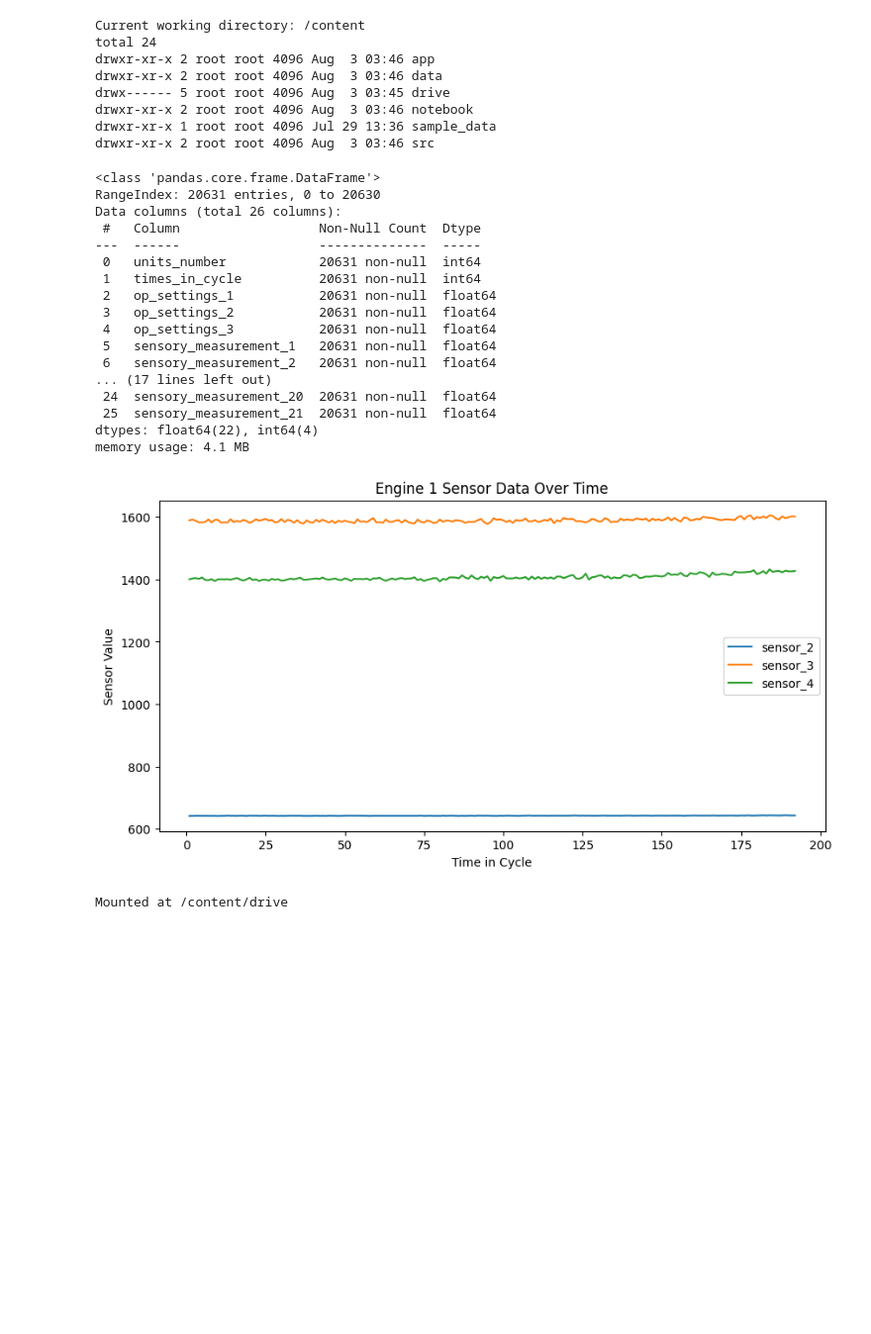
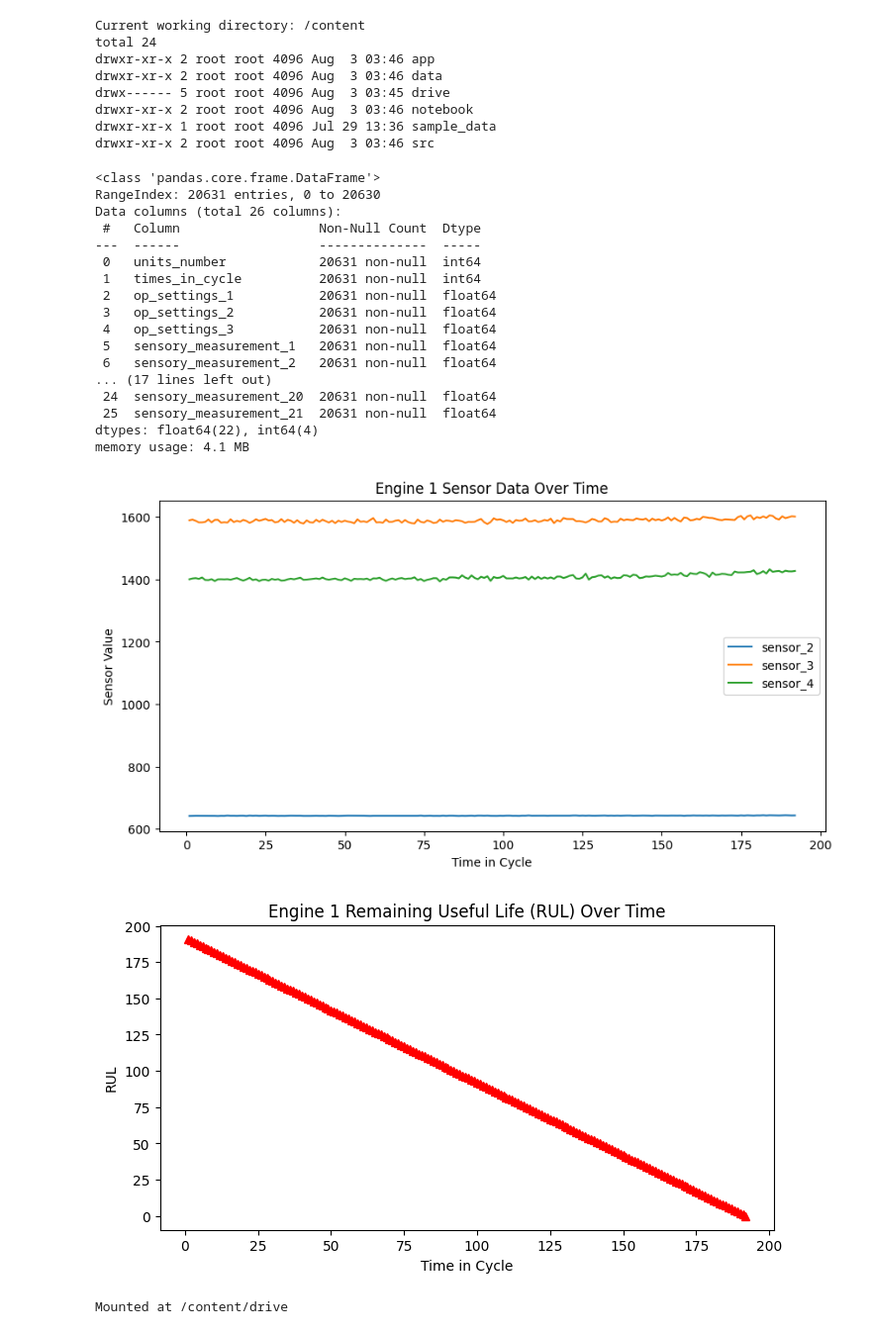
Before and after one commit to H-arsha/smart_predective_maintenancee, a Jupyter notebook: smart_predective_maintenance.ipynb, the cells around one changed output. Shown: that part at 99% size. Saved outputs shown, nothing was run; the diff lists cells and outputs as text; code cells hidden in the pictures; blank space fills up the shorter version.

Commit message:
RUL plot

```diff
--- a/smart_predective_maintenance.ipynb
+++ b/smart_predective_maintenance.ipynb
@@ -19,7 +19,6 @@ drwxr-xr-x 2 root root 4096 Aug  3 03:46 notebook
 drwxr-xr-x 1 root root 4096 Jul 29 13:36 sample_data
 drwxr-xr-x 2 root root 4096 Aug  3 03:46 src
 # %%
-
 import pandas as pd
 
 file_path = '/content/drive/MyDrive/CMAPSS/train_FD001.txt'
@@ -38,33 +37,49 @@ import matplotlib.pyplot as plt
 engine1 = df[df['units_number']==1]
 
 plt.figure(figsize=(10,5))
 plt.plot(engine1['times_in_cycle'], engine1['sensory_measurement_2'], label='sensor_2')
 plt.plot(engine1['times_in_cycle'], engine1['sensory_measurement_3'], label='sensor_3')
 plt.plot(engine1['times_in_cycle'], engine1['sensory_measurement_4'], label='sensor_4')
 plt.title('Engine 1 Sensor Data Over Time')
 plt.xlabel('Time in Cycle')
 plt.ylabel('Sensor Value')
 plt.legend()
 plt.show()
+
+max_cycle_df=df.groupby('units_number')['times_in_cycle'].max().reset_index()
+max_cycle_df.columns = ['units_number','max_cycle']
+
+df = df.merge(max_cycle_df,on='units_number',how='left')
+df['Rul'] = df['max_cycle'] - df['times_in_cycle']
+df.drop(columns=['max_cycle'],inplace=True)
+df[['units_number', 'times_in_cycle' , 'Rul']].head(10)
+engine1=df[df['units_number']==1]
+plt.figure(figsize=(8,4))
+plt.plot(engine1['times_in_cycle'],engine1['Rul'],color='red',marker='^')
+plt.title('Engine 1 Remaining Useful Life (RUL) Over Time')
+plt.xlabel('Time in Cycle')
+plt.ylabel('RUL')
+plt.show()
 # %% [output]
 <class 'pandas.core.frame.DataFrame'>
 RangeIndex: 20631 entries, 0 to 20630
 Data columns (total 26 columns):
  #   Column                  Non-Null Count  Dtype
 ---  ------                  --------------  -----
  0   units_number            20631 non-null  int64
  1   times_in_cycle          20631 non-null  int64
  2   op_settings_1           20631 non-null  float64
  3   op_settings_2           20631 non-null  float64
  4   op_settings_3           20631 non-null  float64
  5   sensory_measurement_1   20631 non-null  float64
  6   sensory_measurement_2   20631 non-null  float64
 ... (17 lines left out)
  24  sensory_measurement_20  20631 non-null  float64
  25  sensory_measurement_21  20631 non-null  float64
 dtypes: float64(22), int64(4)
 memory usage: 4.1 MB
 [figure]
+[figure, added]
 # %%
 from google.colab import drive
 drive.mount('/content/drive')
```
